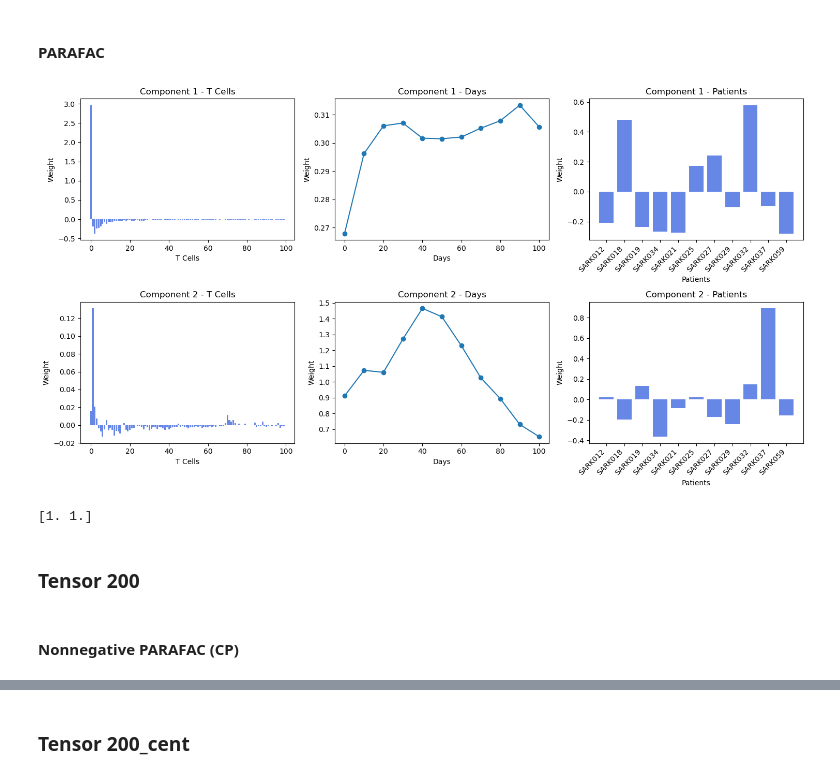
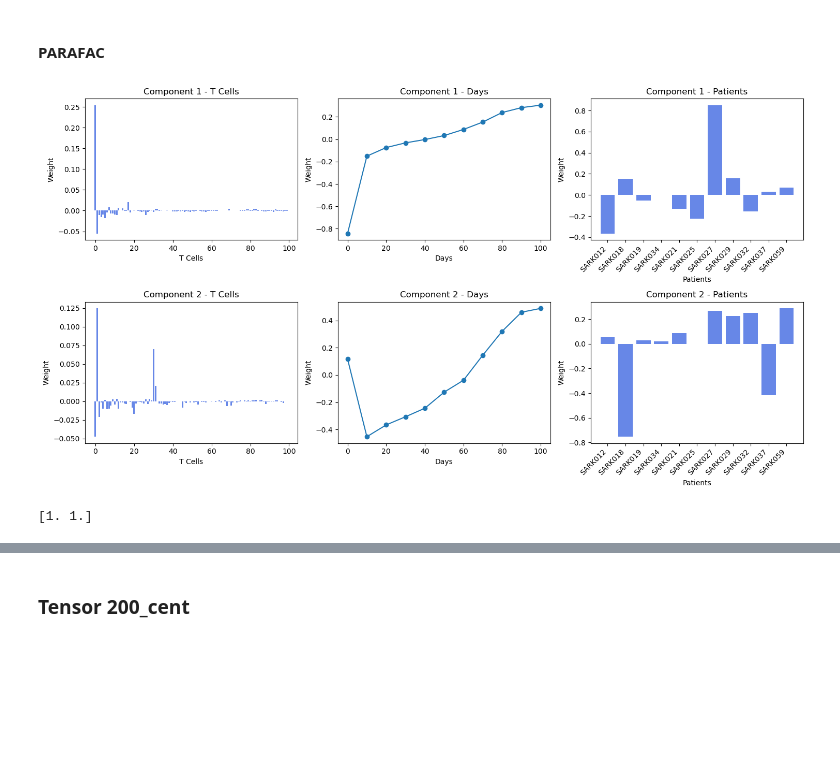
Before and after one commit to pablovadillo/Tensordecomposition, a Jupyter notebook: CP_decomposition.ipynb, the cells around one changed output, grey strips where cells are left out. Drawn from its saved outputs; the diff is of its cells as text; code cells hidden in the pictures; blank space fills up the shorter version.

Commit message:
Final tensors, updated files.

```diff
--- a/CP_decomposition.ipynb
+++ b/CP_decomposition.ipynb
@@ -263,15 +193,11 @@ print(weights_100_log)
 #### PARAFAC
 # %%
 tensor_100_cent = tl.tensor(tensor_100_cent)
-weights_100_cent, factors_100_cent = parafac(tensor_100_cent, rank=2, normalize_factors=False)
+weights_100_cent, factors_100_cent = parafac(tensor_100_cent, rank=2, orthogonalise=True)
 patients = ['SARK012', 'SARK018', 'SARK019', 'SARK034', 'SARK021', 'SARK025',
                 'SARK027', 'SARK029', 'SARK032', 'SARK037', 'SARK059']
 decomposition_visualization(factors_100_cent, patients)
 print(weights_100_cent)
 # %% [output]
-[figure, old version]
+[figure, new version]
 [1. 1.]
-# %% [markdown]
-### Tensor 200
-# %% [markdown]
-#### Nonnegative PARAFAC (CP)
```
Also changed, not shown: parts of 33 cells of this notebook, 8 other files.
